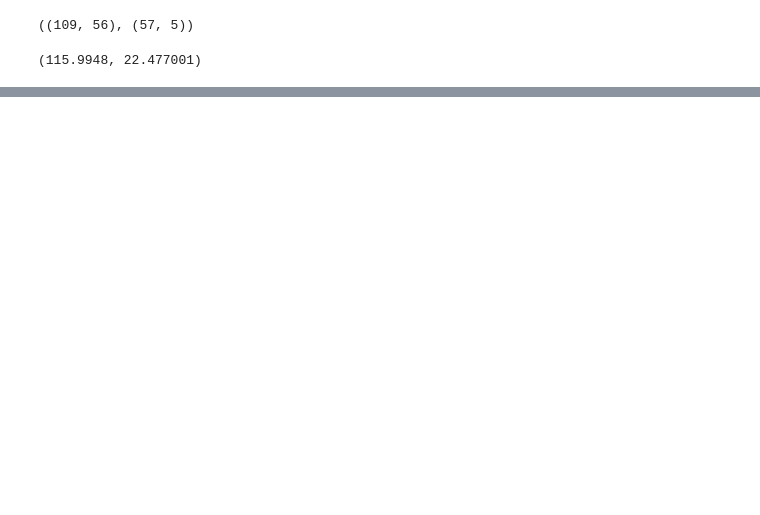
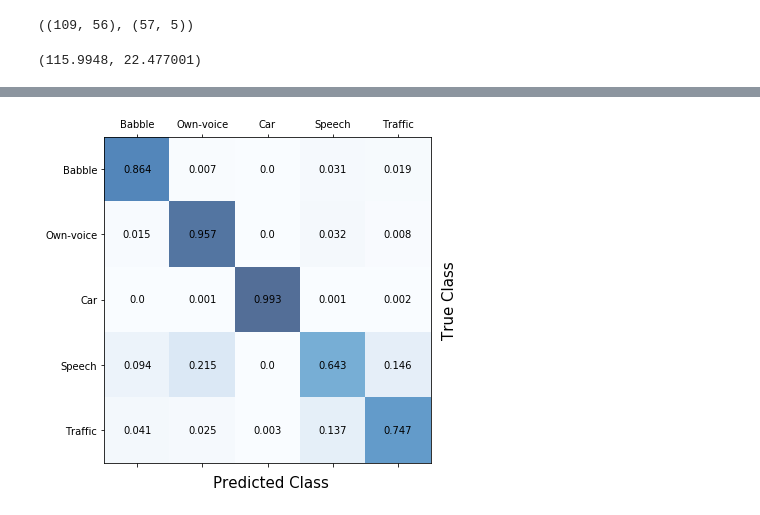
Before and after one commit to tobiaspiechowiak/AcousticSceneClassification, a Jupyter notebook: Python/Neural Network Tensorflow 108-56-5 testing.ipynb, the cells around one changed output, grey strips where cells are left out. Cells and saved outputs as stored; diff of their text form; code cells hidden in the pictures; blank space fills up the shorter version.

```diff
--- a/Python/Neural Network Tensorflow 108-56-5 testing.ipynb
+++ b/Python/Neural Network Tensorflow 108-56-5 testing.ipynb
@@ -64,0 +88,5 @@ array([2, 2, 5, ..., 4, 3, 5], dtype=int64)
+# %%
+for idx in range(5):
+    a[idx] = len(testY[testY == idx + 1])
+
+cfm_norm = cfm[1:,0:5] / a[0:5]
@@ -64,0 +106,21 @@ array([2, 2, 5, ..., 4, 3, 5], dtype=int64)
+# %%
+cfm_norm = np.around(cfm_norm,decimals=3)
+# %%
+fig, ax = plt.subplots(figsize = (6, 6))
+ax.matshow(cfm_norm,cmap=plt.cm.Blues,alpha=0.7)
+
+for i in range(cfm_norm.shape[0]):
+    for j in range(cfm_norm.shape[1]):
+        ax.text(x=j,y=i, s=cfm_norm[i,j],va='center', ha= 'center')
+
+ax.set_xticks([0,1,2,3,4])
+ax.set_yticks([0,1,2,3,4])
+ax.set_xticklabels(['Babble','Own-voice','Car','Speech','Traffic'])
+ax.set_yticklabels(['Babble','Own-voice','Car','Speech','Traffic'])
+ax.yaxis.set_label_coords(1.08,0.5)
+ax.xaxis.set_label_coords(0.51,-0.04)
+ax.set_xlabel('Predicted Class',fontsize=15)
+ax.set_ylabel('True Class',fontsize=15)
+plt.show()
+# %% [output]
+[figure, added]
```
Also changed, not shown: parts of 9 cells of this notebook, 13 other files.
